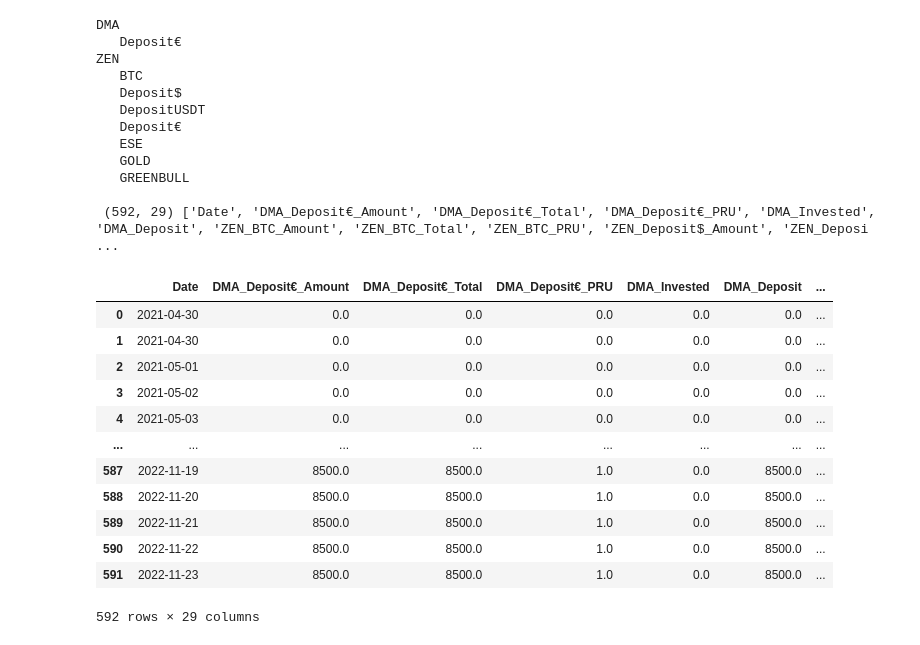
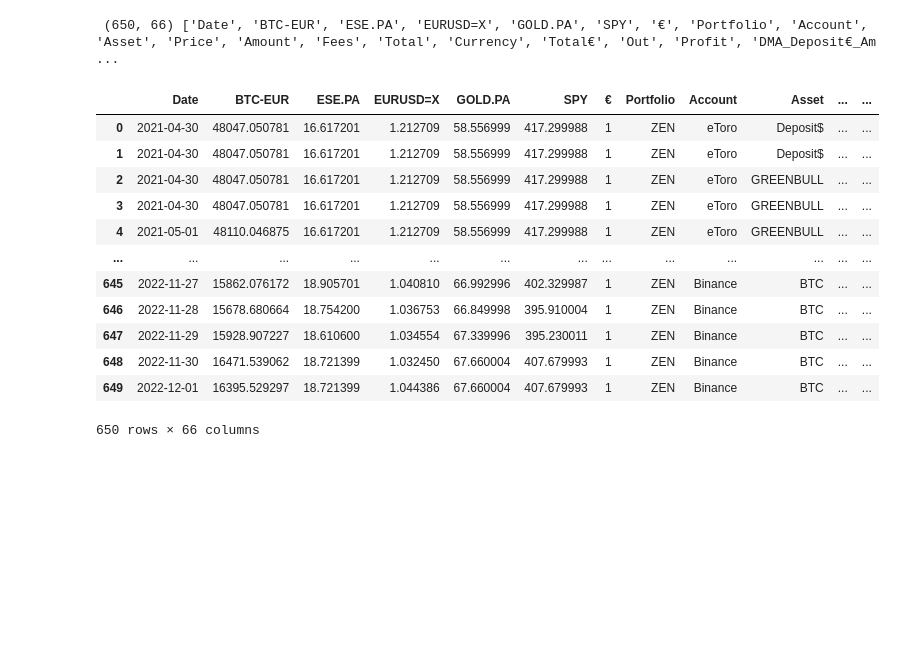
Before and after one commit to vixen-cordier/dashboards, a Jupyter notebook: book.ipynb, the cells around one changed output. Cells and saved outputs as stored; diff of their text form; code cells hidden in the pictures; blank space fills up the shorter version.

```diff
--- a/book.ipynb
+++ b/book.ipynb
@@ -106,20 +42,17 @@ df_invested
 # %%
 import numpy as np
-import datetime as dt
+
+# Liste des couple Portfolio / Asset
+position = []
 
 # Dataframe result
-df = pd.DataFrame({'Date': pd.date_range(start=min(df_portfolio['Date']), end=dt.datetime.now())})
+df = df_portfolio.astype({'Date': 'datetime64[ns]'})
 
-# Dataframe Initial
-dfi: pd.DataFrame = df_portfolio.astype({'Date': 'datetime64[ns]'})
-
-for portfolio in np.unique(dfi['Portfolio']):
-    print(portfolio)
+for portfolio in np.unique(df['Portfolio']):
     # Dataframe of Portfolio
-    dfp: pd.DataFrame = dfi[dfi['Portfolio'] == portfolio]
+    dfp: pd.DataFrame = df[df['Portfolio'] == portfolio]
 
     for asset in np.unique(dfp['Asset']):
-        print('  ', asset)
         # Dataframe of Asset
         dfa: pd.DataFrame = dfp[dfp['Asset'] == asset]
         dfa = dfa.groupby('Date').agg({'Total€': "sum", 'Amount': "sum"})
@@ -127,58 +60,64 @@ for portfolio in np.unique(dfi['Portfolio']):
         amt, tot, pru = pd.Series(dtype=float), pd.Series(dtype=float), pd.Series(dtype=float)
         for idx in dfa.index:
             amt[idx] = np.sum(dfa.loc[:idx]['Amount'])
             tot[idx] = np.sum(dfa.loc[:idx]['Total€'])
             pru[idx] = tot[idx] / amt[idx]
 
         col = f'{portfolio}_{asset}'
         dfp = dfp.merge(pd.DataFrame({
             'Date': pd.to_datetime(dfa.index),
             f'{col}_Amount': amt,
             f'{col}_Total': tot,
             f'{col}_PRU': pru,
-        }), on='Date', how='left').ffill()
+        }), on='Date', how='left')
+
+        position.append(col)
 
     cols_inv, cols_dep = [], []
     for col in dfp.columns:
         if portfolio in col and 'Total' in col:
             if 'Deposit' in col:
                 cols_dep.append(col)
             else:
                 cols_inv.append(col)
 
+    dfp = dfp.ffill()
     dfp[f'{portfolio}_Invested'] = dfp[cols_inv].sum(axis=1)
     dfp[f'{portfolio}_Deposit'] = dfp[cols_dep].sum(axis=1)
 
     df = df.merge(dfp[
         ['Date'] + [col for col in dfp.columns if portfolio in col]
-    ], on='Date', how='left').ffill()
+    ], on='Date', how='left')
+
+df = pd.merge(market, df, on='Date', how='left').ffill().fillna(0)
+
+cols_val, cols_pnl = [], []
+for portfolio in np.unique(df['Portfolio']):
+    for asset in np.unique(df[df['Portfolio'] == portfolio]['Asset']):
+        col = f'{portfolio}_{asset}'
+        df[f'{col}_Value'] = df[f'{col}_Amount'] * df[f'{ticker[asset]}']
+        df[f'{col}_PnL'] = df[f'{col}_Value'] - df[f'{col}_Total']
+        cols_val.append(f'{col}_Value')
+        cols_pnl.append(f'{col}_PnL')
+
+    df[f'{portfolio}_Value'] = df[cols_val].sum(axis=1)
+    df[f'{portfolio}_PnL'] = df[cols_pnl].sum(axis=1)
 
 
 print('\n', df.shape, df.columns.to_list())
-df.fillna(0)
+df[col ]
 # %% [output]
-DMA
-   Deposit€
-ZEN
-   BTC
-   Deposit$
-   DepositUSDT
-   Deposit€
-   ESE
-   GOLD
-   GREENBULL
-
- (592, 29) ['Date', 'DMA_Deposit€_Amount', 'DMA_Deposit€_Total', 'DMA_Deposit€_PRU', 'DMA_Invested', 'DMA_Deposit', 'ZEN_BTC_Amount', 'ZEN_BTC_Total', 'ZEN_BTC_PRU', 'ZEN_Deposit$_Amount', 'ZEN_Deposi ...
+ (650, 66) ['Date', 'BTC-EUR', 'ESE.PA', 'EURUSD=X', 'GOLD.PA', 'SPY', '€', 'Portfolio', 'Account', 'Asset', 'Price', 'Amount', 'Fees', 'Total', 'Currency', 'Total€', 'Out', 'Profit', 'DMA_Deposit€_Am ...
-|  | Date | DMA_Deposit€_Amount | DMA_Deposit€_Total | DMA_Deposit€_PRU | DMA_Invested | DMA_Deposit | ... |
-| 0 | 2021-04-30 | 0.0 | 0.0 | 0.0 | 0.0 | 0.0 | ... |
-| 1 | 2021-04-30 | 0.0 | 0.0 | 0.0 | 0.0 | 0.0 | ... |
-| 2 | 2021-05-01 | 0.0 | 0.0 | 0.0 | 0.0 | 0.0 | ... |
-| 3 | 2021-05-02 | 0.0 | 0.0 | 0.0 | 0.0 | 0.0 | ... |
-| 4 | 2021-05-03 | 0.0 | 0.0 | 0.0 | 0.0 | 0.0 | ... |
-| ... | ... | ... | ... | ... | ... | ... | ... |
-| 587 | 2022-11-19 | 8500.0 | 8500.0 | 1.0 | 0.0 | 8500.0 | ... |
-| 588 | 2022-11-20 | 8500.0 | 8500.0 | 1.0 | 0.0 | 8500.0 | ... |
-| 589 | 2022-11-21 | 8500.0 | 8500.0 | 1.0 | 0.0 | 8500.0 | ... |
-| 590 | 2022-11-22 | 8500.0 | 8500.0 | 1.0 | 0.0 | 8500.0 | ... |
-| 591 | 2022-11-23 | 8500.0 | 8500.0 | 1.0 | 0.0 | 8500.0 | ... |
+|  | Date | BTC-EUR | ESE.PA | EURUSD=X | GOLD.PA | SPY | € | Portfolio | Account | Asset | ... | ... |
+| 0 | 2021-04-30 | 48047.050781 | 16.617201 | 1.212709 | 58.556999 | 417.299988 | 1 | ZEN | eToro | Deposit$ | ... | ... |
+| 1 | 2021-04-30 | 48047.050781 | 16.617201 | 1.212709 | 58.556999 | 417.299988 | 1 | ZEN | eToro | Deposit$ | ... | ... |
+| 2 | 2021-04-30 | 48047.050781 | 16.617201 | 1.212709 | 58.556999 | 417.299988 | 1 | ZEN | eToro | GREENBULL | ... | ... |
+| 3 | 2021-04-30 | 48047.050781 | 16.617201 | 1.212709 | 58.556999 | 417.299988 | 1 | ZEN | eToro | GREENBULL | ... | ... |
+| 4 | 2021-05-01 | 48110.046875 | 16.617201 | 1.212709 | 58.556999 | 417.299988 | 1 | ZEN | eToro | GREENBULL | ... | ... |
+| ... | ... | ... | ... | ... | ... | ... | ... | ... | ... | ... | ... | ... |
+| 645 | 2022-11-27 | 15862.076172 | 18.905701 | 1.040810 | 66.992996 | 402.329987 | 1 | ZEN | Binance | BTC | ... | ... |
+| 646 | 2022-11-28 | 15678.680664 | 18.754200 | 1.036753 | 66.849998 | 395.910004 | 1 | ZEN | Binance | BTC | ... | ... |
+| 647 | 2022-11-29 | 15928.907227 | 18.610600 | 1.034554 | 67.339996 | 395.230011 | 1 | ZEN | Binance | BTC | ... | ... |
+| 648 | 2022-11-30 | 16471.539062 | 18.721399 | 1.032450 | 67.660004 | 407.679993 | 1 | ZEN | Binance | BTC | ... | ... |
+| 649 | 2022-12-01 | 16395.529297 | 18.721399 | 1.044386 | 67.660004 | 407.679993 | 1 | ZEN | Binance | BTC | ... | ... |
-592 rows × 29 columns
+650 rows × 66 columns
```
Also changed, not shown: parts of 9 cells of this notebook.
